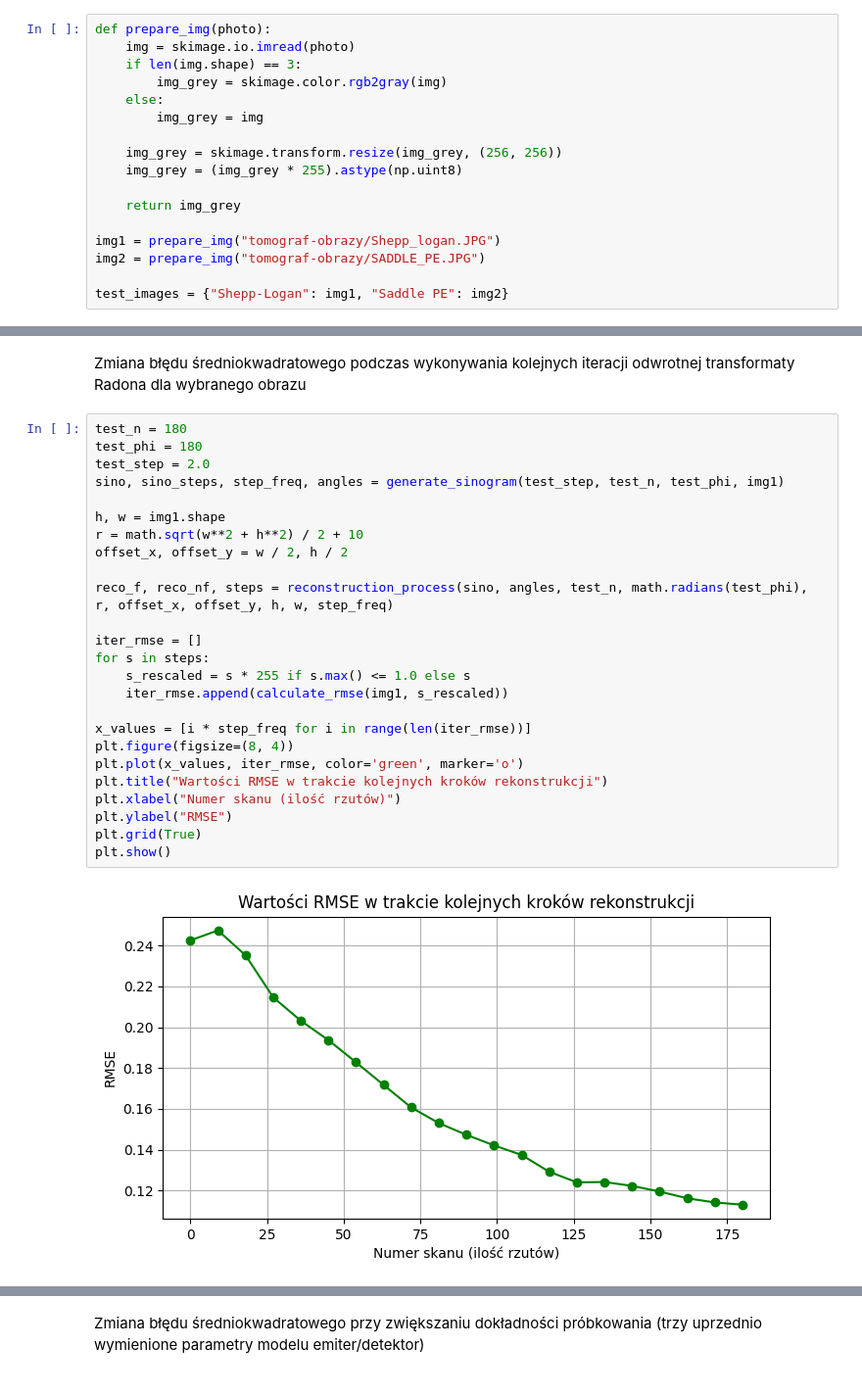
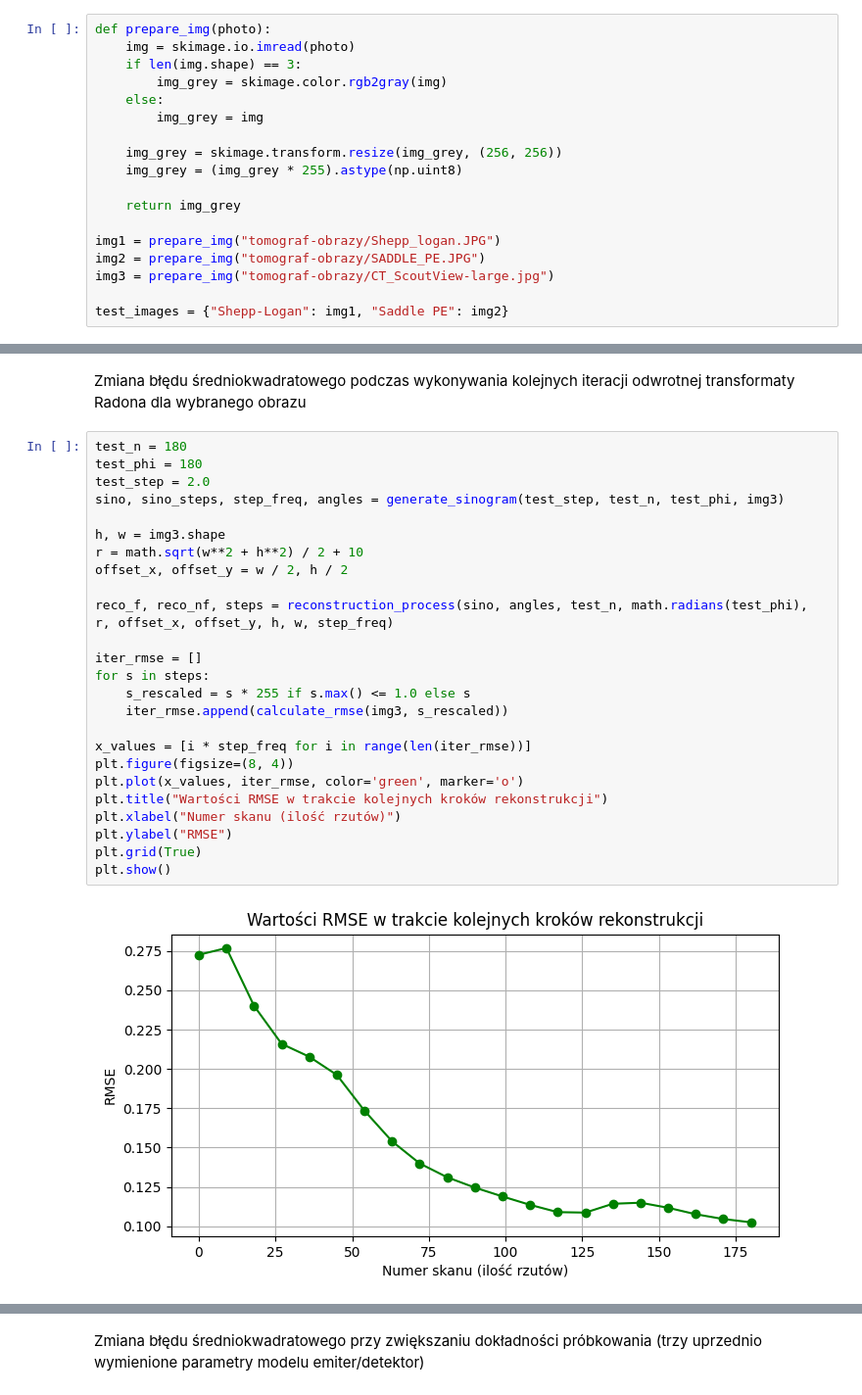
Before and after one commit to julia-m11/Tomograf, a Jupyter notebook: tomograf1.ipynb, the cells around one changed output, grey strips where cells are left out. Shown at 98% size. Saved outputs shown, nothing was run; the diff lists cells and outputs as text.

```diff
--- a/tomograf1.ipynb
+++ b/tomograf1.ipynb
@@ -174,6 +175,7 @@ def prepare_img(photo):
 
 img1 = prepare_img("tomograf-obrazy/Shepp_logan.JPG")
 img2 = prepare_img("tomograf-obrazy/SADDLE_PE.JPG")
+img3 = prepare_img("tomograf-obrazy/CT_ScoutView-large.jpg")
 
 test_images = {"Shepp-Logan": img1, "Saddle PE": img2}
 # %% [markdown]
@@ -333,27 +344,27 @@ Zmiana błędu średniokwadratowego podczas wykonywania kolejnych iteracji odwro
 # %%
 test_n = 180
 test_phi = 180
 test_step = 2.0
-sino, sino_steps, step_freq, angles = generate_sinogram(test_step, test_n, test_phi, img1)
+sino, sino_steps, step_freq, angles = generate_sinogram(test_step, test_n, test_phi, img3)
 
-h, w = img1.shape
+h, w = img3.shape
 r = math.sqrt(w**2 + h**2) / 2 + 10
 offset_x, offset_y = w / 2, h / 2
 
 reco_f, reco_nf, steps = reconstruction_process(sino, angles, test_n, math.radians(test_phi), r, offset_x, offset_y, h, w, step_freq)
 
 iter_rmse = []
 for s in steps:
     s_rescaled = s * 255 if s.max() <= 1.0 else s
-    iter_rmse.append(calculate_rmse(img1, s_rescaled))
+    iter_rmse.append(calculate_rmse(img3, s_rescaled))
 
 x_values = [i * step_freq for i in range(len(iter_rmse))]
 plt.figure(figsize=(8, 4))
 plt.plot(x_values, iter_rmse, color='green', marker='o')
 plt.title("Wartości RMSE w trakcie kolejnych kroków rekonstrukcji")
 plt.xlabel("Numer skanu (ilość rzutów)")
 plt.ylabel("RMSE")
 plt.grid(True)
 plt.show()
 # %% [output]
-[figure, old version]
+[figure, new version]
```
Also changed, not shown: parts of 10 cells of this notebook, 1 other file.
